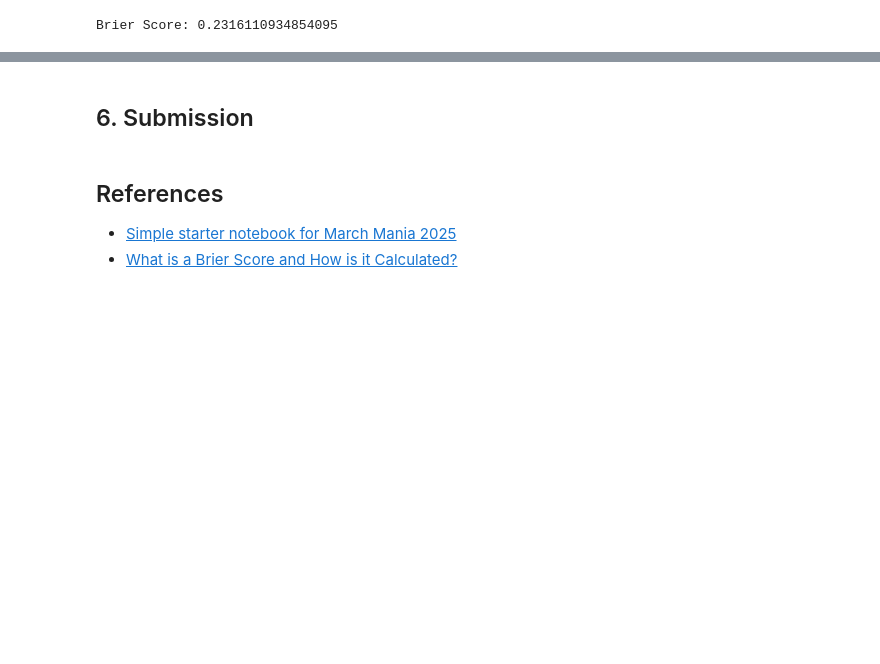
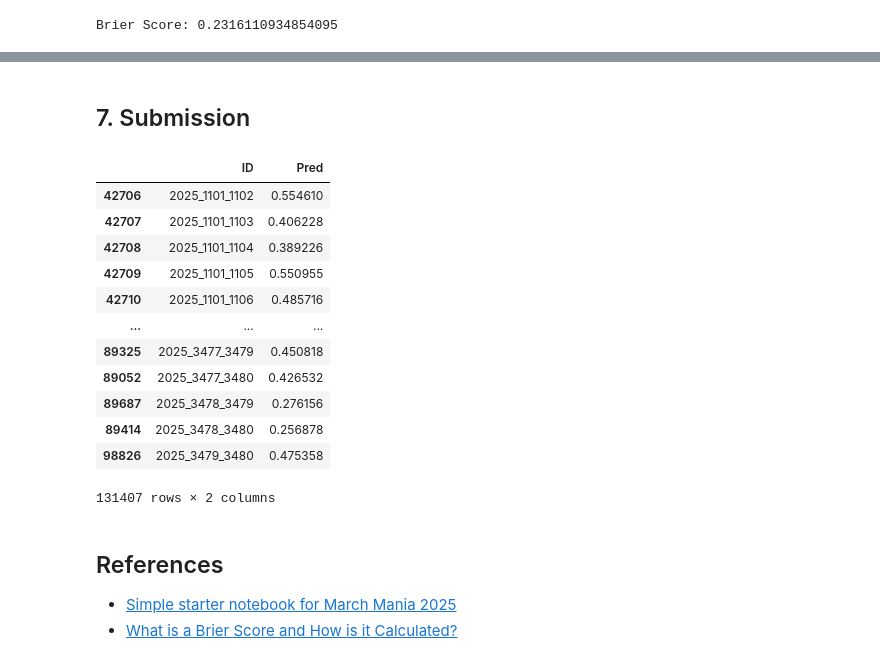
Before and after one commit to akaiuun12/MarchMadness2025, a Jupyter notebook: march_madness_2025.ipynb, the cells around one changed output, grey strips where cells are left out. Drawn from its saved outputs; the diff is of its cells as text; code cells hidden in the pictures; blank space fills up the shorter version.

Commit message:
feat: add Women's game result

```diff
--- a/march_madness_2025.ipynb
+++ b/march_madness_2025.ipynb
@@ -226,2 +288,2 @@ df_answer[df_answer['ID'].str.startswith('2024_1163')]
 # %% [markdown]
-## 6. Submission
+## 7. Submission
@@ -232,3 +290,23 @@ submission_df.to_csv('/kaggle/working/submission.csv', index=False)
+# %%
+submission_df = df_prediction[df_prediction.Season == 2025][['ID', 'Pred']]
+submission_df_women = df_prediction_women[df_prediction_women.Season == 2025][['ID', 'Pred']]
+
+submission_df = pd.concat([submission_df, submission_df_women], axis=0)
+submission_df.sort_values(by='ID')
+# %% [output]
+|  | ID | Pred |
+| 42706 | 2025_1101_1102 | 0.554610 |
+| 42707 | 2025_1101_1103 | 0.406228 |
+| 42708 | 2025_1101_1104 | 0.389226 |
+| 42709 | 2025_1101_1105 | 0.550955 |
+| 42710 | 2025_1101_1106 | 0.485716 |
+| ... | ... | ... |
+| 89325 | 2025_3477_3479 | 0.450818 |
+| 89052 | 2025_3477_3480 | 0.426532 |
+| 89687 | 2025_3478_3479 | 0.276156 |
+| 89414 | 2025_3478_3480 | 0.256878 |
+| 98826 | 2025_3479_3480 | 0.475358 |
+131407 rows × 2 columns
 # %% [markdown]
 
 ## References
```
Also changed, not shown: parts of 4 cells of this notebook.
